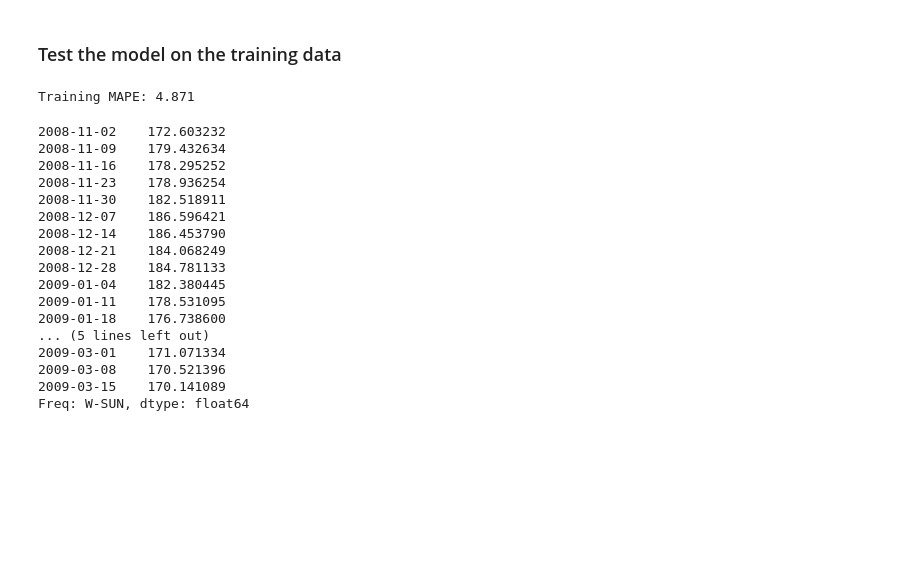
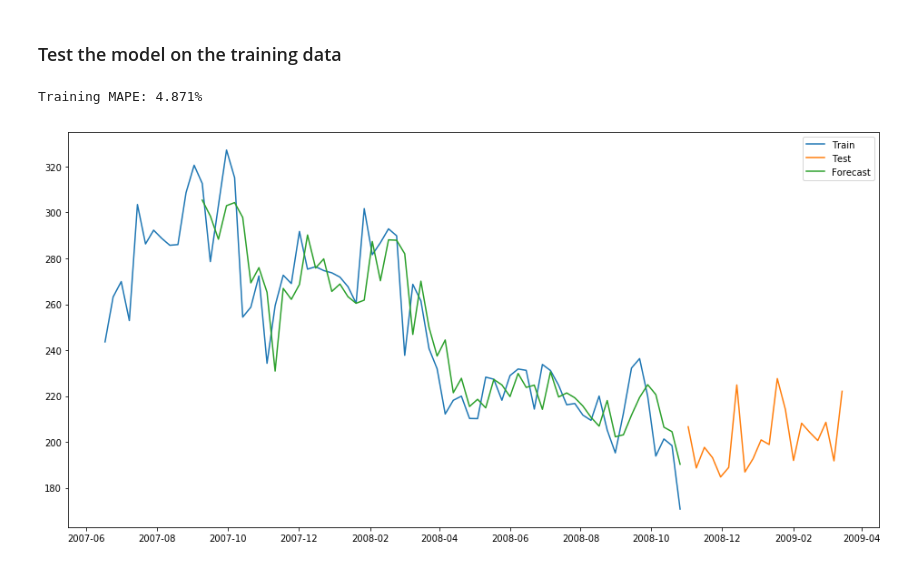
Before and after one commit to lppier/Indian_TV_Time_Series, a Jupyter notebook: TimeSeriesRegression.ipynb, the cells around one changed output. Drawn from its saved outputs; the diff is of its cells as text; code cells hidden in the pictures; blank space fills up the shorter version.

Commit message:
Add viz. for the forecasts

```diff
--- a/TimeSeriesRegression.ipynb
+++ b/TimeSeriesRegression.ipynb
@@ -89,29 +89,21 @@ dtype: float64
 # %%
 # make predictions
 train_predictions = model_fit.predict(start=12, end=df_train.shape[0] - 1, dynamic=False)
-train_values = df_train["GRP"].values[12:]
+train_values = df_train["GRP"].values[int(model_fit.k_ar) + 1:]
 error = mean_absolute_percentage_error(train_values, train_predictions)
-print('Training MAPE: %.3f' % error)
-predictions
+print('Training MAPE: %.3f' % error + "%")
+
+len(train_predictions)
+
+plt.figure(figsize=(16,8))
+plt.plot(df_train['GRP'], label='Train')
+plt.plot(df_test['GRP'], label='Test')
+plt.plot(train_predictions, label='Forecast')
+plt.legend(loc='best')
+plt.show()
 # %% [output]
-Training MAPE: 4.871
+Training MAPE: 4.871%
-2008-11-02    172.603232
-2008-11-09    179.432634
-2008-11-16    178.295252
-2008-11-23    178.936254
-2008-11-30    182.518911
-2008-12-07    186.596421
-2008-12-14    186.453790
-2008-12-21    184.068249
-2008-12-28    184.781133
-2009-01-04    182.380445
-2009-01-11    178.531095
-2009-01-18    176.738600
-... (5 lines left out)
-2009-03-01    171.071334
-2009-03-08    170.521396
-2009-03-15    170.141089
-Freq: W-SUN, dtype: float64
+[figure, added]
 # %%
 # make predictions
 test_predictions = model_fit.predict(start=df_train.shape[0], end=df_train.shape[0] + df_test.shape[0] - 1, dynamic=False)
```
Also changed, not shown: parts of 1 cell of this notebook.
